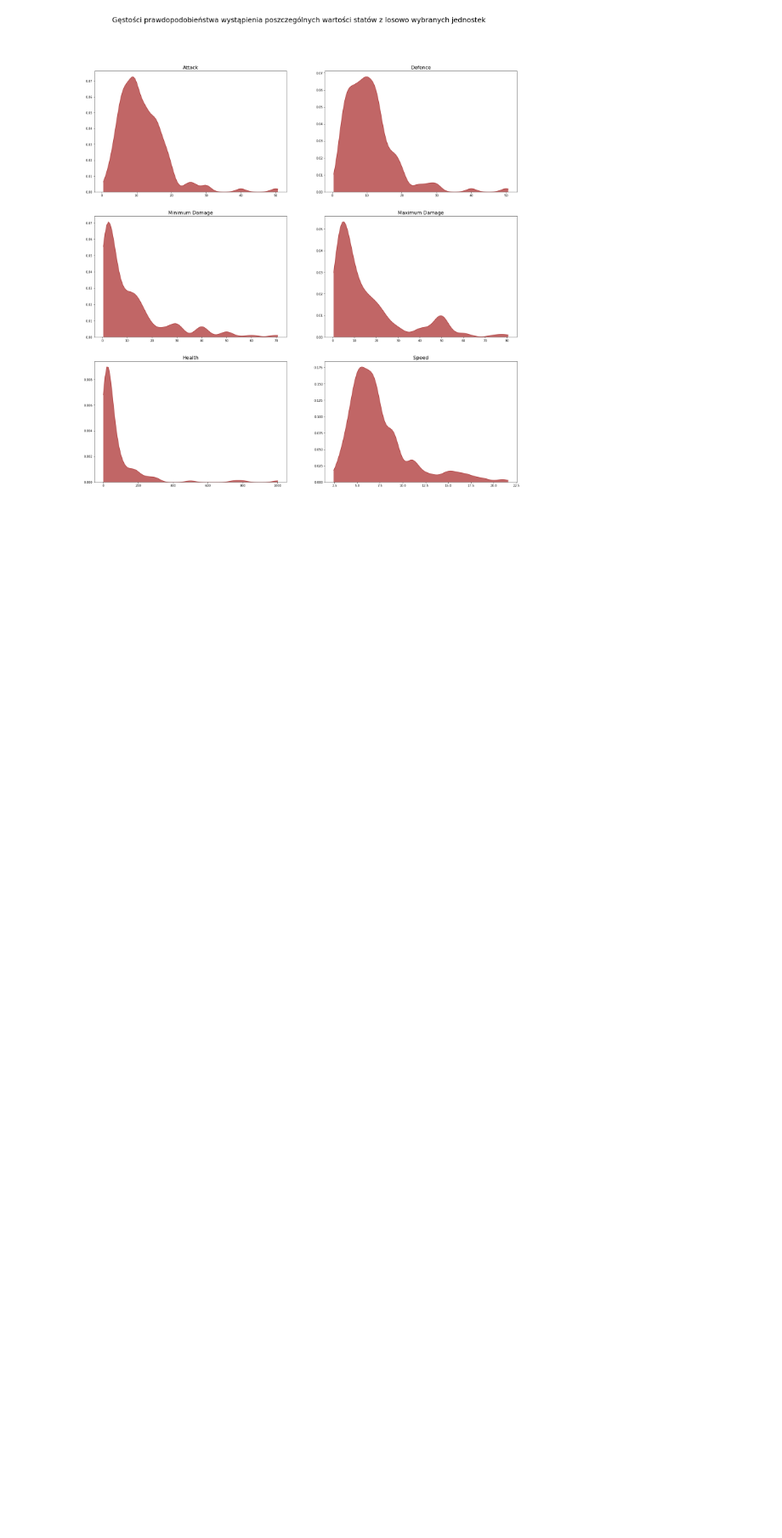
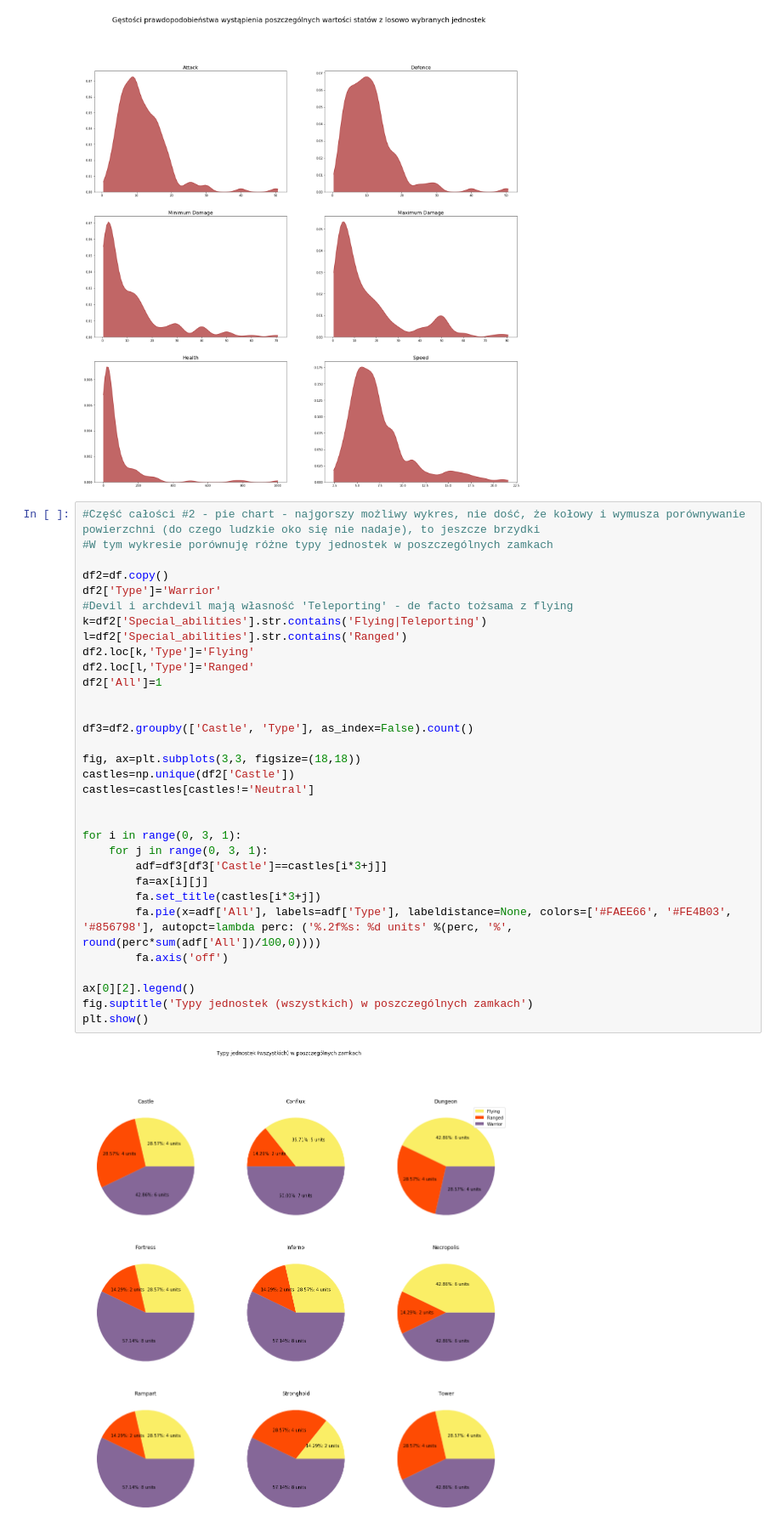
Before and after one commit to JonothorDarry/Python_Visualizations, a Jupyter notebook: H3analysis.ipynb, the cells around one changed output. Shown at 85% size. Saved outputs shown, nothing was run; the diff lists cells and outputs as text; blank space fills up the shorter version.

```diff
--- a/H3analysis.ipynb
+++ b/H3analysis.ipynb
@@ -289,3 +358,37 @@ fig.suptitle('Gęstości prawdopodobieństwa wystąpienia poszczególnych warto
 plt.show()
 # %% [output]
 [figure]
+# %%
+#Część całości #2 - pie chart - najgorszy możliwy wykres, nie dość, że kołowy i wymusza porównywanie powierzchni (do czego ludzkie oko się nie nadaje), to jeszcze brzydki
+#W tym wykresie porównuję różne typy jednostek w poszczególnych zamkach
+
+df2=df.copy()
+df2['Type']='Warrior'
+#Devil i archdevil mają własność 'Teleporting' - de facto tożsama z flying
+k=df2['Special_abilities'].str.contains('Flying|Teleporting')
+l=df2['Special_abilities'].str.contains('Ranged')
+df2.loc[k,'Type']='Flying'
+df2.loc[l,'Type']='Ranged'
+df2['All']=1
+
+
+df3=df2.groupby(['Castle', 'Type'], as_index=False).count()
+
+fig, ax=plt.subplots(3,3, figsize=(18,18))
+castles=np.unique(df2['Castle'])
+castles=castles[castles!='Neutral']
+
+
+for i in range(0, 3, 1):
+    for j in range(0, 3, 1):
+        adf=df3[df3['Castle']==castles[i*3+j]]
+        fa=ax[i][j]
+        fa.set_title(castles[i*3+j])
+        fa.pie(x=adf['All'], labels=adf['Type'], labeldistance=None, colors=['#FAEE66', '#FE4B03', '#856798'], autopct=lambda perc: ('%.2f%s: %d units' %(perc, '%', round(perc*sum(adf['All'])/100,0))))
+        fa.axis('off')
+
+ax[0][2].legend()
+fig.suptitle('Typy jednostek (wszystkich) w poszczególnych zamkach')
+plt.show()
+# %% [output]
+[figure, added]
```
Also changed, not shown: parts of 4 cells of this notebook.
